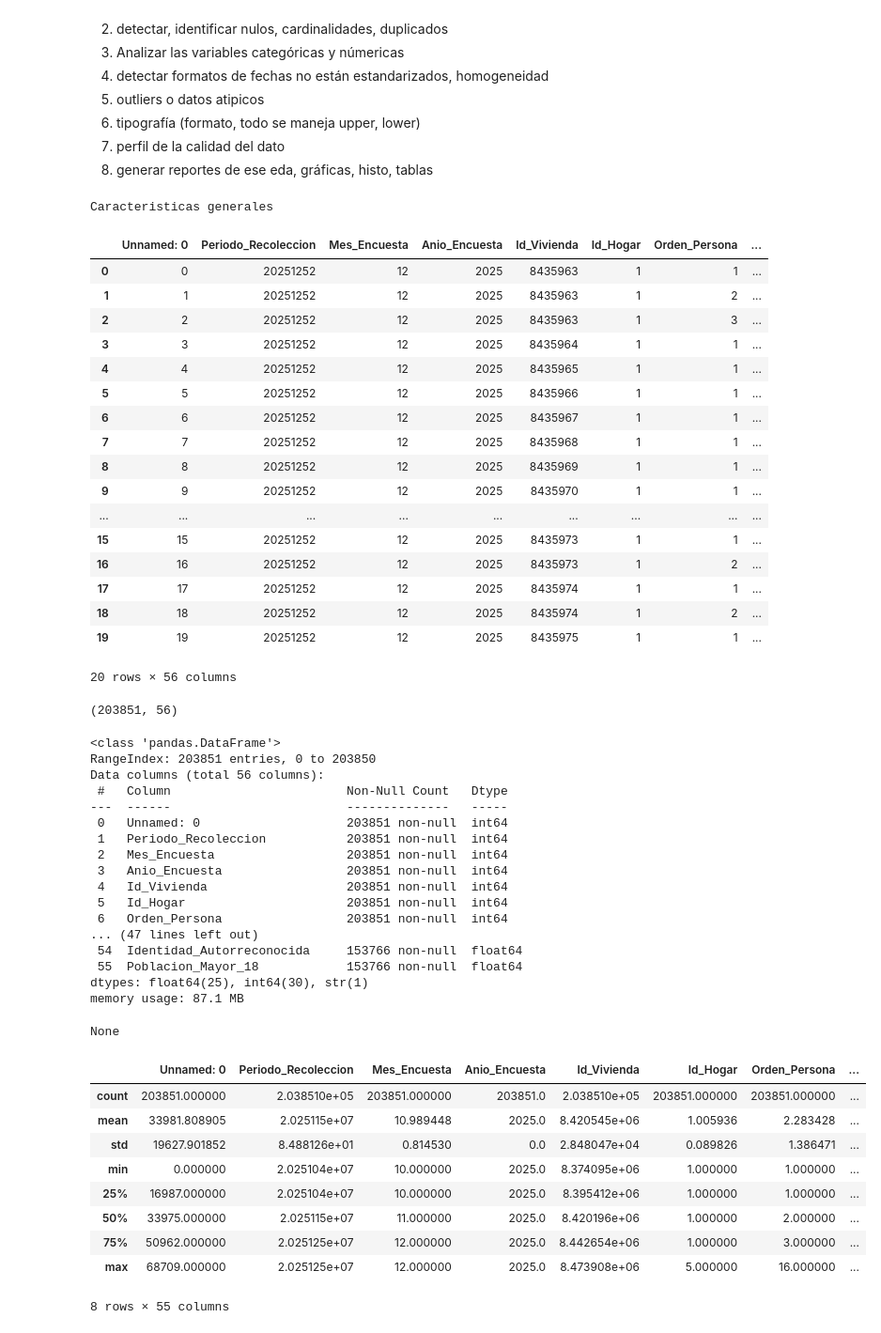
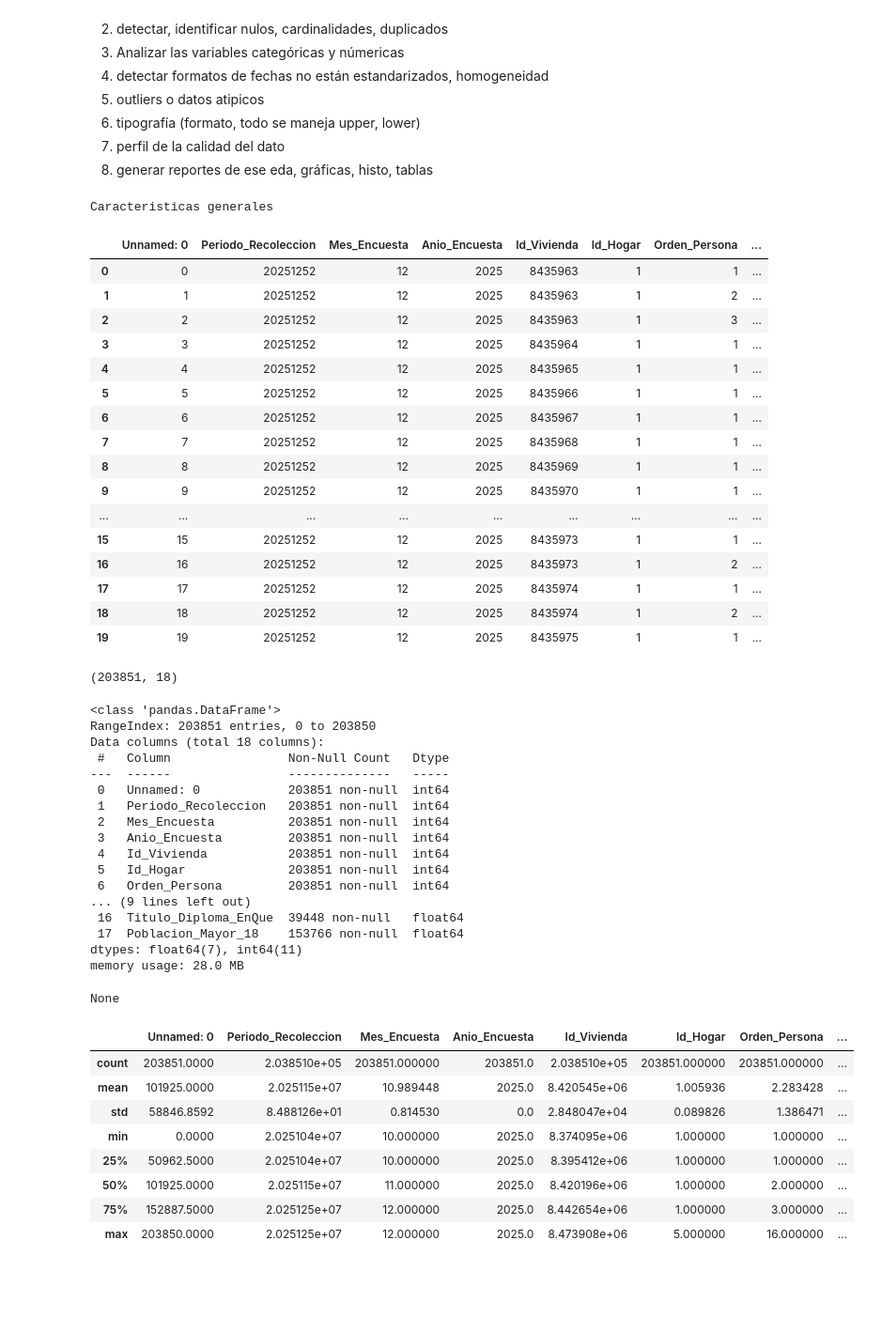
Before and after one commit to andyrobles-alt/ETL_Maestria_IAyCD, a Jupyter notebook: notebooks/eda.ipynb, the cells around one changed output. Shown at 94% size. Drawn from its saved outputs; the diff is of its cells as text; code cells hidden in the pictures; blank space fills up the shorter version.

```diff
--- a/notebooks/eda.ipynb
+++ b/notebooks/eda.ipynb
@@ -26,62 +26,60 @@ if not config_path.is_file():
     raise FileNotFoundError("No se encontro config/config.yaml desde la carpeta actual.")
 with config_path.open("r", encoding="utf-8") as file:
     config = yaml.safe_load(file)
-bronze_dir = ROOT / config["paths"]["bronze_dir"]
+silver_dir = ROOT / config["paths"]["silver_dir"]
 
 caracteristicas_generales = pd.read_csv(
-    bronze_dir / config["source"]["csv_salida_cg"], low_memory=False
+    silver_dir / config["source"]["csv_salida_cg_transformado"], low_memory=False
 )
 print("Caracteristicas generales")
 display(caracteristicas_generales.head(20))
 display(caracteristicas_generales.shape)
 display(caracteristicas_generales.info())
 display(caracteristicas_generales.describe())
 # %% [output]
 Caracteristicas generales
 |  | Unnamed: 0 | Periodo_Recoleccion | Mes_Encuesta | Anio_Encuesta | Id_Vivienda | Id_Hogar | Orden_Persona | ... |
 | 0 | 0 | 20251252 | 12 | 2025 | 8435963 | 1 | 1 | ... |
 | 1 | 1 | 20251252 | 12 | 2025 | 8435963 | 1 | 2 | ... |
 | 2 | 2 | 20251252 | 12 | 2025 | 8435963 | 1 | 3 | ... |
 | 3 | 3 | 20251252 | 12 | 2025 | 8435964 | 1 | 1 | ... |
 | 4 | 4 | 20251252 | 12 | 2025 | 8435965 | 1 | 1 | ... |
 | 5 | 5 | 20251252 | 12 | 2025 | 8435966 | 1 | 1 | ... |
 | 6 | 6 | 20251252 | 12 | 2025 | 8435967 | 1 | 1 | ... |
 | 7 | 7 | 20251252 | 12 | 2025 | 8435968 | 1 | 1 | ... |
 | 8 | 8 | 20251252 | 12 | 2025 | 8435969 | 1 | 1 | ... |
 | 9 | 9 | 20251252 | 12 | 2025 | 8435970 | 1 | 1 | ... |
 | ... | ... | ... | ... | ... | ... | ... | ... | ... |
 | 15 | 15 | 20251252 | 12 | 2025 | 8435973 | 1 | 1 | ... |
 | 16 | 16 | 20251252 | 12 | 2025 | 8435973 | 1 | 2 | ... |
 | 17 | 17 | 20251252 | 12 | 2025 | 8435974 | 1 | 1 | ... |
 | 18 | 18 | 20251252 | 12 | 2025 | 8435974 | 1 | 2 | ... |
 | 19 | 19 | 20251252 | 12 | 2025 | 8435975 | 1 | 1 | ... |
-20 rows × 56 columns
+(203851, 18)
-(203851, 56)
+<class 'pandas.DataFrame'>
+RangeIndex: 203851 entries, 0 to 203850
+Data columns (total 18 columns):
+ #   Column                Non-Null Count   Dtype
+---  ------                --------------   -----
+ 0   Unnamed: 0            203851 non-null  int64
+ 1   Periodo_Recoleccion   203851 non-null  int64
+ 2   Mes_Encuesta          203851 non-null  int64
+ 3   Anio_Encuesta         203851 non-null  int64
+ 4   Id_Vivienda           203851 non-null  int64
+ 5   Id_Hogar              203851 non-null  int64
+ 6   Orden_Persona         203851 non-null  int64
+... (9 lines left out)
+ 16  Titulo_Diploma_EnQue  39448 non-null   float64
+ 17  Poblacion_Mayor_18    153766 non-null  float64
+dtypes: float64(7), int64(11)
+memory usage: 28.0 MB
-<class 'pandas.DataFrame'>
-RangeIndex: 203851 entries, 0 to 203850
-Data columns (total 56 columns):
- #   Column                        Non-Null Count   Dtype
----  ------                        --------------   -----
- 0   Unnamed: 0                    203851 non-null  int64
- 1   Periodo_Recoleccion           203851 non-null  int64
- 2   Mes_Encuesta                  203851 non-null  int64
- 3   Anio_Encuesta                 203851 non-null  int64
- 4   Id_Vivienda                   203851 non-null  int64
- 5   Id_Hogar                      203851 non-null  int64
- 6   Orden_Persona                 203851 non-null  int64
-... (47 lines left out)
- 54  Identidad_Autorreconocida     153766 non-null  float64
- 55  Poblacion_Mayor_18            153766 non-null  float64
-dtypes: float64(25), int64(30), str(1)
-memory usage: 87.1 MB
+None
-None
 |  | Unnamed: 0 | Periodo_Recoleccion | Mes_Encuesta | Anio_Encuesta | Id_Vivienda | Id_Hogar | Orden_Persona | ... |
-| count | 203851.000000 | 2.038510e+05 | 203851.000000 | 203851.0 | 2.038510e+05 | 203851.000000 | 203851.000000 | ... |
-| mean | 33981.808905 | 2.025115e+07 | 10.989448 | 2025.0 | 8.420545e+06 | 1.005936 | 2.283428 | ... |
-| std | 19627.901852 | 8.488126e+01 | 0.814530 | 0.0 | 2.848047e+04 | 0.089826 | 1.386471 | ... |
-| min | 0.000000 | 2.025104e+07 | 10.000000 | 2025.0 | 8.374095e+06 | 1.000000 | 1.000000 | ... |
-| 25% | 16987.000000 | 2.025104e+07 | 10.000000 | 2025.0 | 8.395412e+06 | 1.000000 | 1.000000 | ... |
-| 50% | 33975.000000 | 2.025115e+07 | 11.000000 | 2025.0 | 8.420196e+06 | 1.000000 | 2.000000 | ... |
-| 75% | 50962.000000 | 2.025125e+07 | 12.000000 | 2025.0 | 8.442654e+06 | 1.000000 | 3.000000 | ... |
-| max | 68709.000000 | 2.025125e+07 | 12.000000 | 2025.0 | 8.473908e+06 | 5.000000 | 16.000000 | ... |
+| count | 203851.0000 | 2.038510e+05 | 203851.000000 | 203851.0 | 2.038510e+05 | 203851.000000 | 203851.000000 | ... |
+| mean | 101925.0000 | 2.025115e+07 | 10.989448 | 2025.0 | 8.420545e+06 | 1.005936 | 2.283428 | ... |
+| std | 58846.8592 | 8.488126e+01 | 0.814530 | 0.0 | 2.848047e+04 | 0.089826 | 1.386471 | ... |
+| min | 0.0000 | 2.025104e+07 | 10.000000 | 2025.0 | 8.374095e+06 | 1.000000 | 1.000000 | ... |
+| 25% | 50962.5000 | 2.025104e+07 | 10.000000 | 2025.0 | 8.395412e+06 | 1.000000 | 1.000000 | ... |
+| 50% | 101925.0000 | 2.025115e+07 | 11.000000 | 2025.0 | 8.420196e+06 | 1.000000 | 2.000000 | ... |
+| 75% | 152887.5000 | 2.025125e+07 | 12.000000 | 2025.0 | 8.442654e+06 | 1.000000 | 3.000000 | ... |
+| max | 203850.0000 | 2.025125e+07 | 12.000000 | 2025.0 | 8.473908e+06 | 5.000000 | 16.000000 | ... |
-8 rows × 55 columns
```
Also changed, not shown: parts of 4 cells of this notebook, 29 other files.
